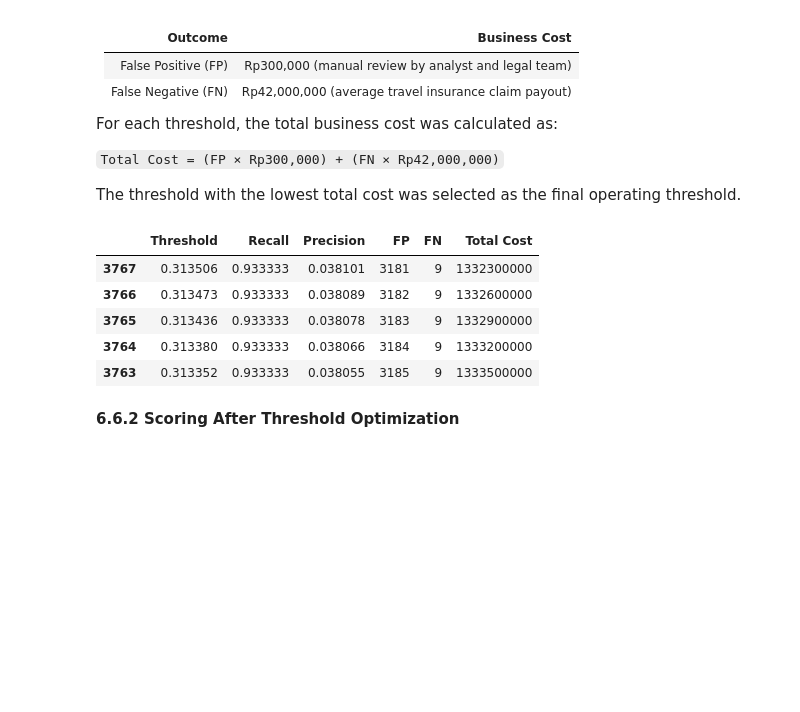
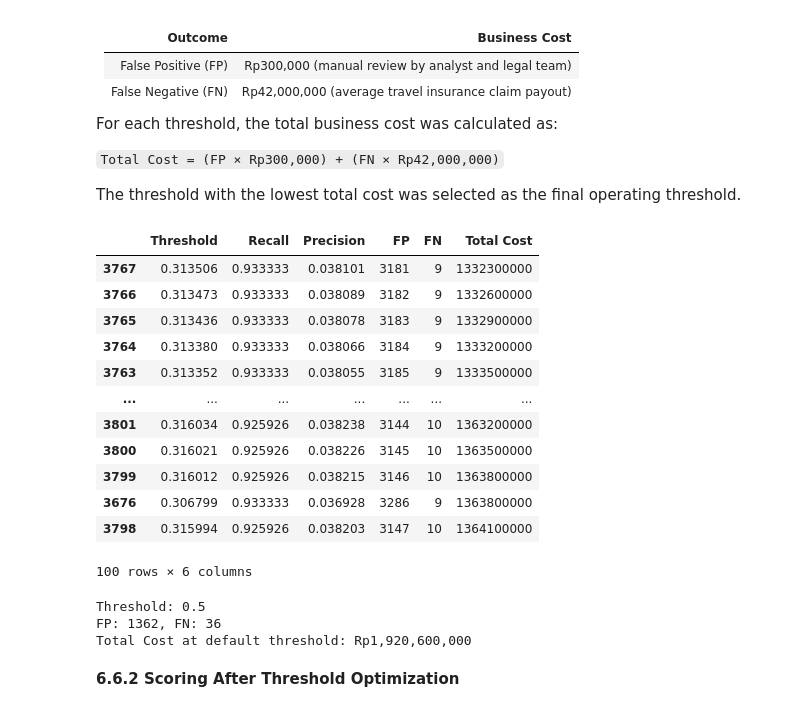
Before and after one commit to ziancarlos/Travel_Insurance_ML, a Jupyter notebook: notebook/notebook.ipynb, the cells around one changed output. Saved outputs shown, nothing was run; the diff lists cells and outputs as text; code cells hidden in the pictures; blank space fills up the shorter version.

```diff
--- a/notebook/notebook.ipynb
+++ b/notebook/notebook.ipynb
@@ -1028,34 +1038,57 @@ The threshold with the lowest total cost was selected as the final operating thr
 # %%
 results = []
 
 cost_fn = 42000000    # Model memprediksi tidak claim, tetapi ternyata claim.
 cost_fp = 300000     # Model memprediksi claim, tetapi tidak klaim
 
 for threshold in thresholds:
     y_pred = (y_test_pred_proba >= threshold).astype(int)
 
     tn, fp, fn, tp = confusion_matrix(y_test, y_pred).ravel()
 
     total_cost = fn * cost_fn + fp * cost_fp
 
+
     results.append({
         "Threshold": threshold,
         "Recall": tp / (tp + fn),
         "Precision": tp / (tp + fp) if (tp + fp) else 0,
         "FP": fp,
         "FN": fn,
         "Total Cost": total_cost
     })
 
 df_threshold = pd.DataFrame(results)
-df_threshold.sort_values("Total Cost")[:5]
+df_threshold.sort_values("Total Cost")[:100]
 # %% [output]
 |  | Threshold | Recall | Precision | FP | FN | Total Cost |
 | 3767 | 0.313506 | 0.933333 | 0.038101 | 3181 | 9 | 1332300000 |
 | 3766 | 0.313473 | 0.933333 | 0.038089 | 3182 | 9 | 1332600000 |
 | 3765 | 0.313436 | 0.933333 | 0.038078 | 3183 | 9 | 1332900000 |
 | 3764 | 0.313380 | 0.933333 | 0.038066 | 3184 | 9 | 1333200000 |
 | 3763 | 0.313352 | 0.933333 | 0.038055 | 3185 | 9 | 1333500000 |
+| ... | ... | ... | ... | ... | ... | ... |
+| 3801 | 0.316034 | 0.925926 | 0.038238 | 3144 | 10 | 1363200000 |
+| 3800 | 0.316021 | 0.925926 | 0.038226 | 3145 | 10 | 1363500000 |
+| 3799 | 0.316012 | 0.925926 | 0.038215 | 3146 | 10 | 1363800000 |
+| 3676 | 0.306799 | 0.933333 | 0.036928 | 3286 | 9 | 1363800000 |
+| 3798 | 0.315994 | 0.925926 | 0.038203 | 3147 | 10 | 1364100000 |
+100 rows × 6 columns
+# %%
+threshold = 0.5
+y_pred_default = (y_test_pred_proba >= threshold).astype(int)
+
+tn, fp, fn, tp = confusion_matrix(y_test, y_pred_default).ravel()
+
+default_cost = fn * cost_fn + fp * cost_fp
+
+print(f"Threshold: {threshold}")
+print(f"FP: {fp}, FN: {fn}")
+print(f"Total Cost at default threshold: Rp{default_cost:,.0f}")
+# %% [output]
+Threshold: 0.5
+FP: 1362, FN: 36
+Total Cost at default threshold: Rp1,920,600,000
 # %% [markdown]
 **6.6.2 Scoring After Threshold Optimization**
 # %%
```
Also changed, not shown: parts of 3 cells of this notebook, 40 other files.
